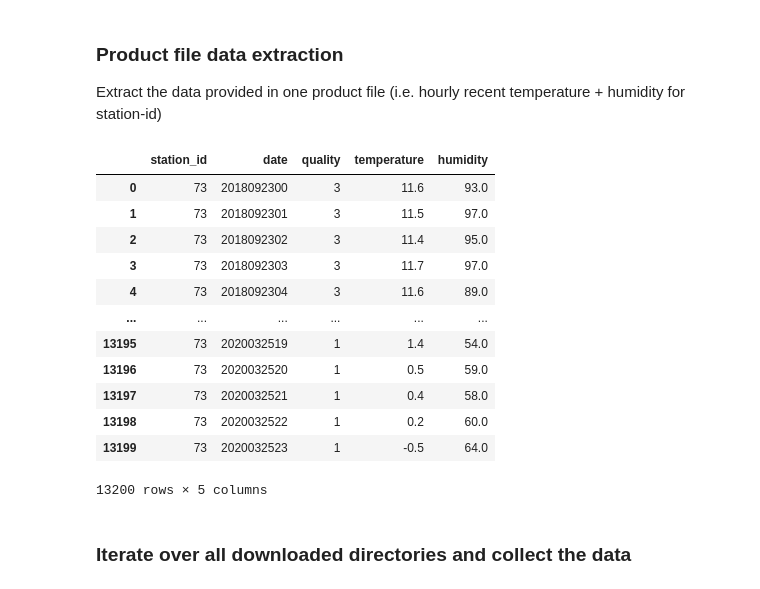
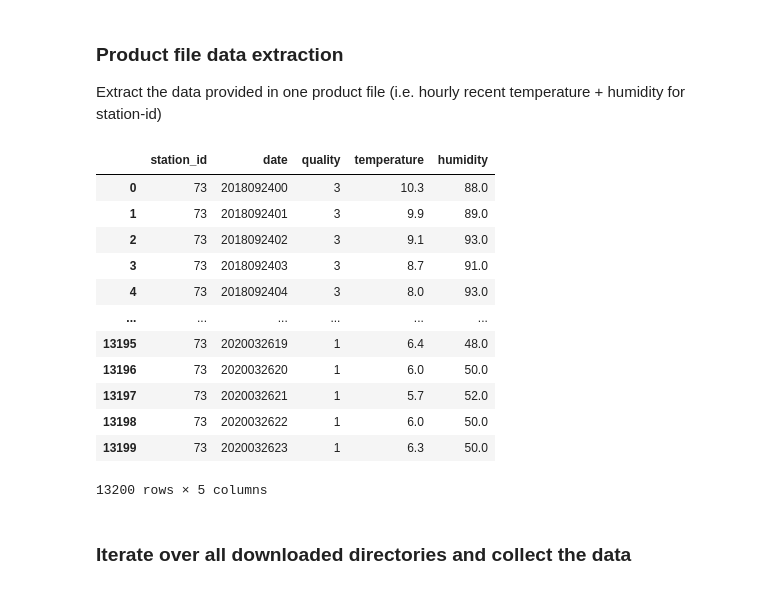
Before and after one commit to fynnwi/dwd_data, a Jupyter notebook: hourly_temp_humidity.ipynb, the cells around one changed output. Cells and saved outputs as stored; diff of their text form; code cells hidden in the pictures.

```diff
--- a/hourly_temp_humidity.ipynb
+++ b/hourly_temp_humidity.ipynb
@@ -248,10 +212,6 @@ def get_files(path, prefix, suffix, exactly_one=False):
         return file_list
 
 
-dirname = DATA_DIR + "stundenwerte_TU_00073_akt/"
-product_name = get_files(dirname, "produkt_tu_stunde_", ".txt", exactly_one=True)
-
-
 # extract the data from the text file
 def product_file_to_dataframe(file_path):
     text = None
@@ -269,24 +229,29 @@ def product_file_to_dataframe(file_path):
     colnames = ["station_id", "date", "quality", "temperature", "humidity"]
     df = pd.DataFrame(data, columns=colnames)
     return df
-
-product_path = dirname + product_name
-df = product_file_to_dataframe(product_path)
-df
-# %% [output]
-|  | station_id | date | quality | temperature | humidity |
-| 0 | 73 | 2018092300 | 3 | 11.6 | 93.0 |
-| 1 | 73 | 2018092301 | 3 | 11.5 | 97.0 |
-| 2 | 73 | 2018092302 | 3 | 11.4 | 95.0 |
-| 3 | 73 | 2018092303 | 3 | 11.7 | 97.0 |
-| 4 | 73 | 2018092304 | 3 | 11.6 | 89.0 |
-| ... | ... | ... | ... | ... | ... |
-| 13195 | 73 | 2020032519 | 1 | 1.4 | 54.0 |
-| 13196 | 73 | 2020032520 | 1 | 0.5 | 59.0 |
-| 13197 | 73 | 2020032521 | 1 | 0.4 | 58.0 |
-| 13198 | 73 | 2020032522 | 1 | 0.2 | 60.0 |
-| 13199 | 73 | 2020032523 | 1 | -0.5 | 64.0 |
-13200 rows × 5 columns
+# %%
+# test for one file
+dirname = DIR_hourly_recent + "stundenwerte_TU_00073_akt/"
+product_name = get_files(dirname, "produkt_tu_stunde_", ".txt", exactly_one=True)
+
+
+product_path = dirname + product_name
+df = product_file_to_dataframe(product_path)
+df
+# %% [output]
+|  | station_id | date | quality | temperature | humidity |
+| 0 | 73 | 2018092400 | 3 | 10.3 | 88.0 |
+| 1 | 73 | 2018092401 | 3 | 9.9 | 89.0 |
+| 2 | 73 | 2018092402 | 3 | 9.1 | 93.0 |
+| 3 | 73 | 2018092403 | 3 | 8.7 | 91.0 |
+| 4 | 73 | 2018092404 | 3 | 8.0 | 93.0 |
+| ... | ... | ... | ... | ... | ... |
+| 13195 | 73 | 2020032619 | 1 | 6.4 | 48.0 |
+| 13196 | 73 | 2020032620 | 1 | 6.0 | 50.0 |
+| 13197 | 73 | 2020032621 | 1 | 5.7 | 52.0 |
+| 13198 | 73 | 2020032622 | 1 | 6.0 | 50.0 |
+| 13199 | 73 | 2020032623 | 1 | 6.3 | 50.0 |
+13200 rows × 5 columns
 # %% [markdown]
 ### Iterate over all downloaded directories and collect the data
 # %%
```
Also changed, not shown: parts of 31 cells of this notebook, 2 other files.
